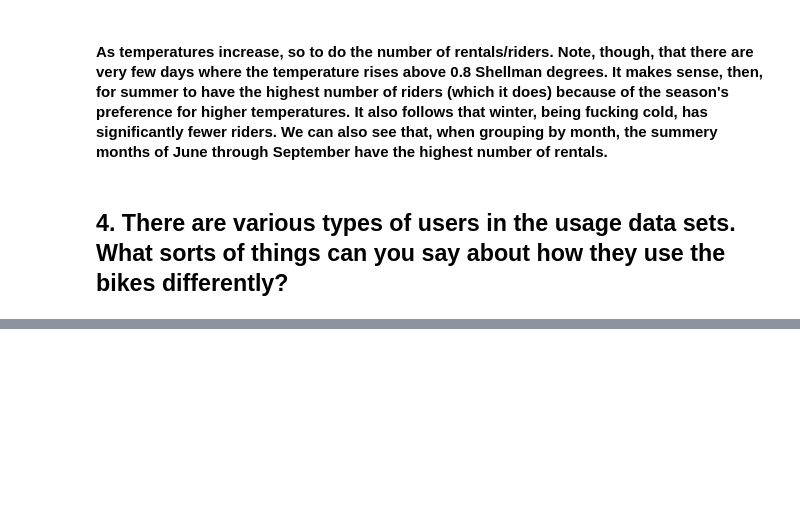
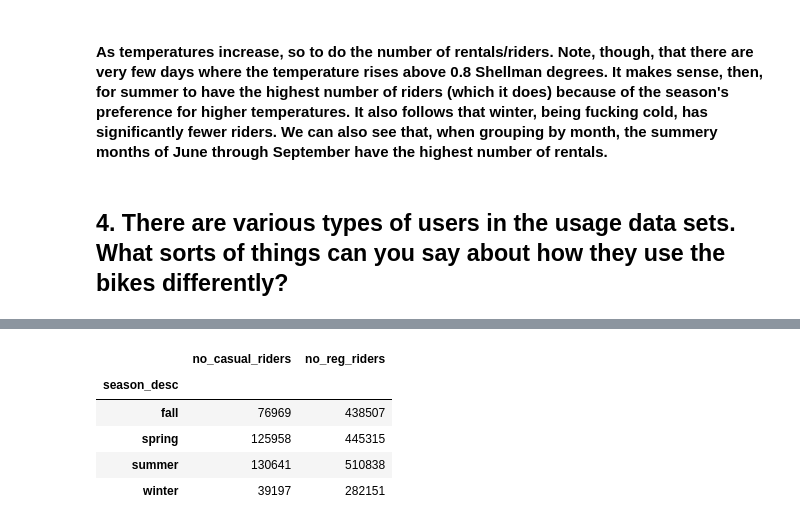
Before and after one commit to tlake/bikeshare, a Jupyter notebook: bikeshare.ipynb, the cells around one changed output, grey strips where cells are left out. Saved outputs shown, nothing was run; the diff lists cells and outputs as text; code cells hidden in the pictures; blank space fills up the shorter version.

```diff
--- a/bikeshare.ipynb
+++ b/bikeshare.ipynb
@@ -278,0 +300,9 @@ Name: total_riders, dtype: int64
+# %%
+weather.groupby(weather['season_desc'])['no_casual_riders', 'no_reg_riders'].sum()
+# %% [output]
+|  | no_casual_riders | no_reg_riders |
+| season_desc |  |  |
+| fall | 76969 | 438507 |
+| spring | 125958 | 445315 |
+| summer | 130641 | 510838 |
+| winter | 39197 | 282151 |
```
Also changed, not shown: parts of 4 cells of this notebook.
